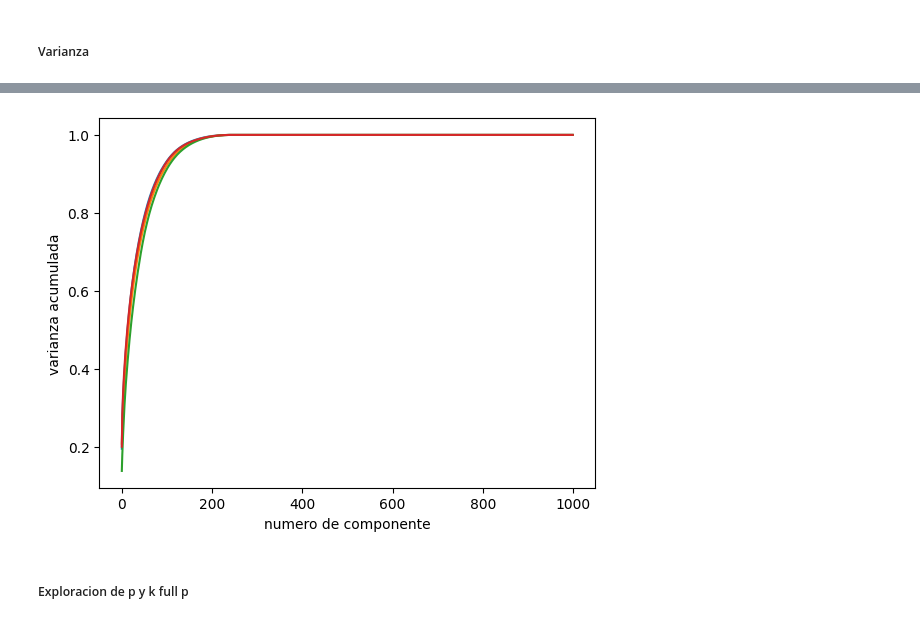
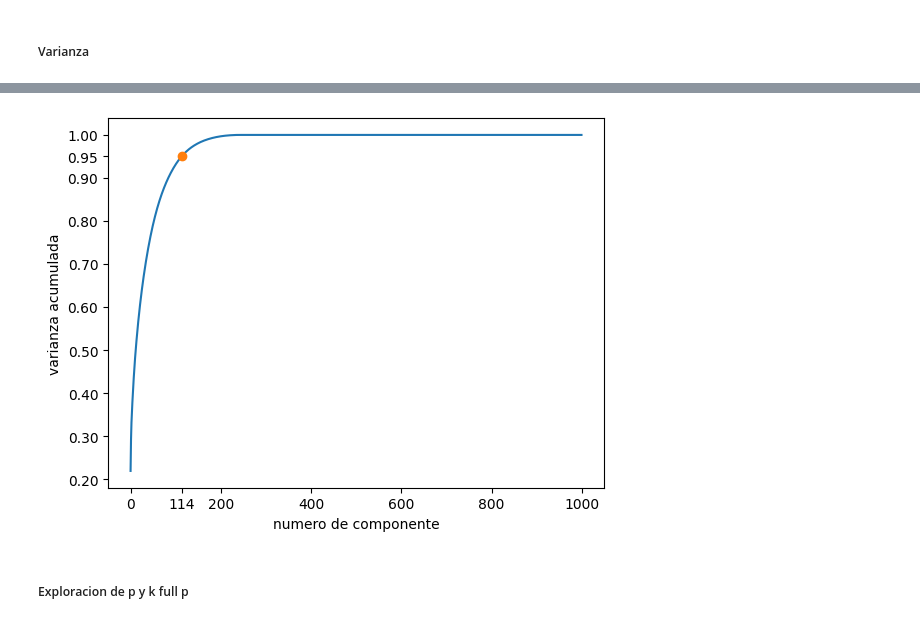
Before and after one commit to mamertowo/tp-mn-2, a Jupyter notebook: notebook.ipynb, the cells around one changed output, grey strips where cells are left out. Drawn from its saved outputs; the diff is of its cells as text; code cells hidden in the pictures.

```diff
--- a/notebook.ipynb
+++ b/notebook.ipynb
@@ -547,10 +534,12 @@ plt.yscale("symlog");
-# %%
-for v in varianzas_acumuladas:
-    plt.plot(v)
-plt.xlabel("numero de componente")
-plt.ylabel("varianza acumulada");
-# %% [output]
-[figure, removed]
+# %%
+plt.plot(varianza_acumulada)
+plt.plot(noventa_y_cinco, 0.95, 'o')
+plt.xticks(sorted(list(plt.xticks()[0]) + [noventa_y_cinco])[1:8])
+plt.yticks(sorted(list(plt.yticks()[0]) + [0.95])[1:11])
+plt.xlabel("numero de componente")
+plt.ylabel("varianza acumulada");
+# %% [output]
+[figure, added]
 # %% [markdown]
 ##### Exploracion de p y k full p
 # %%
```
Also changed, not shown: parts of 10 cells of this notebook, 1 other file.
